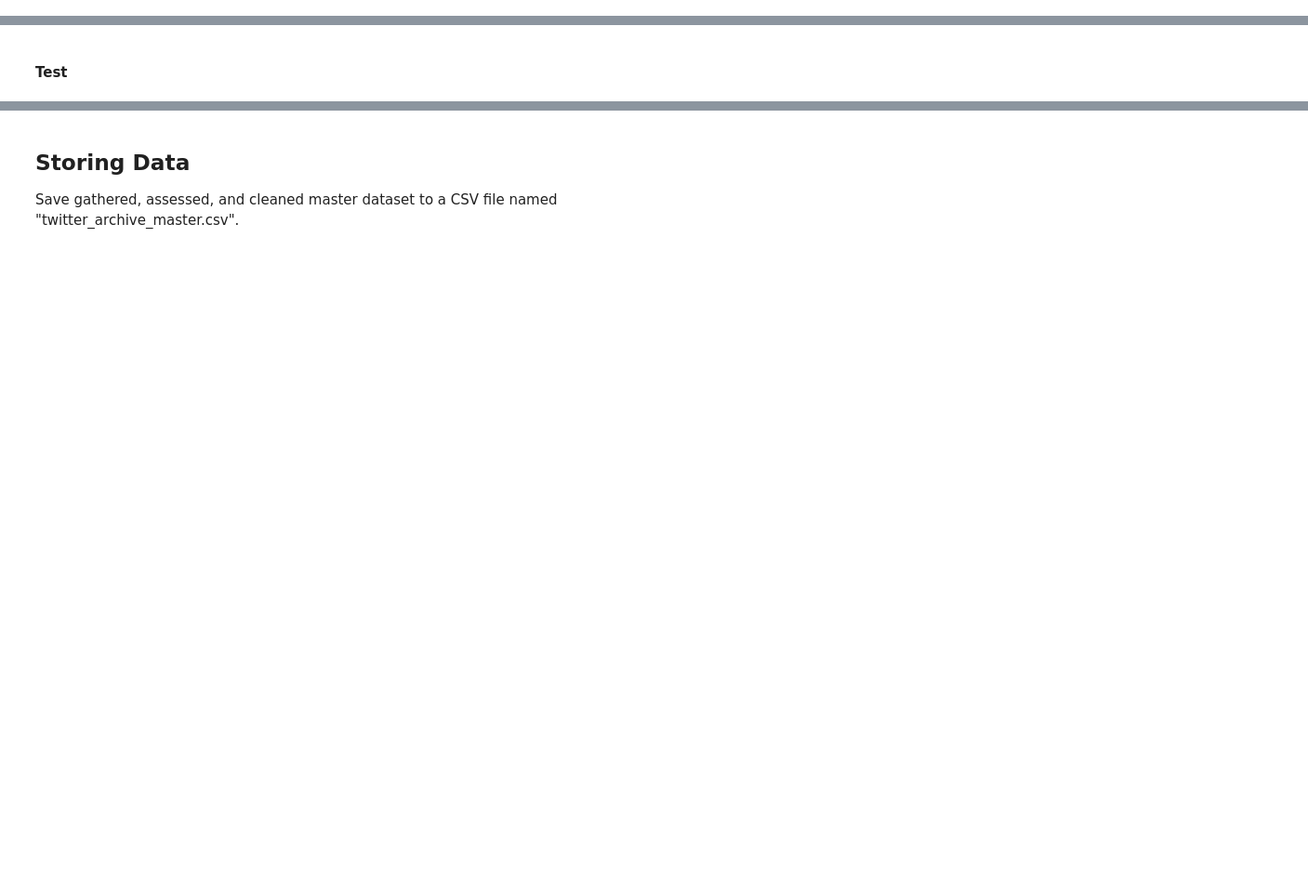
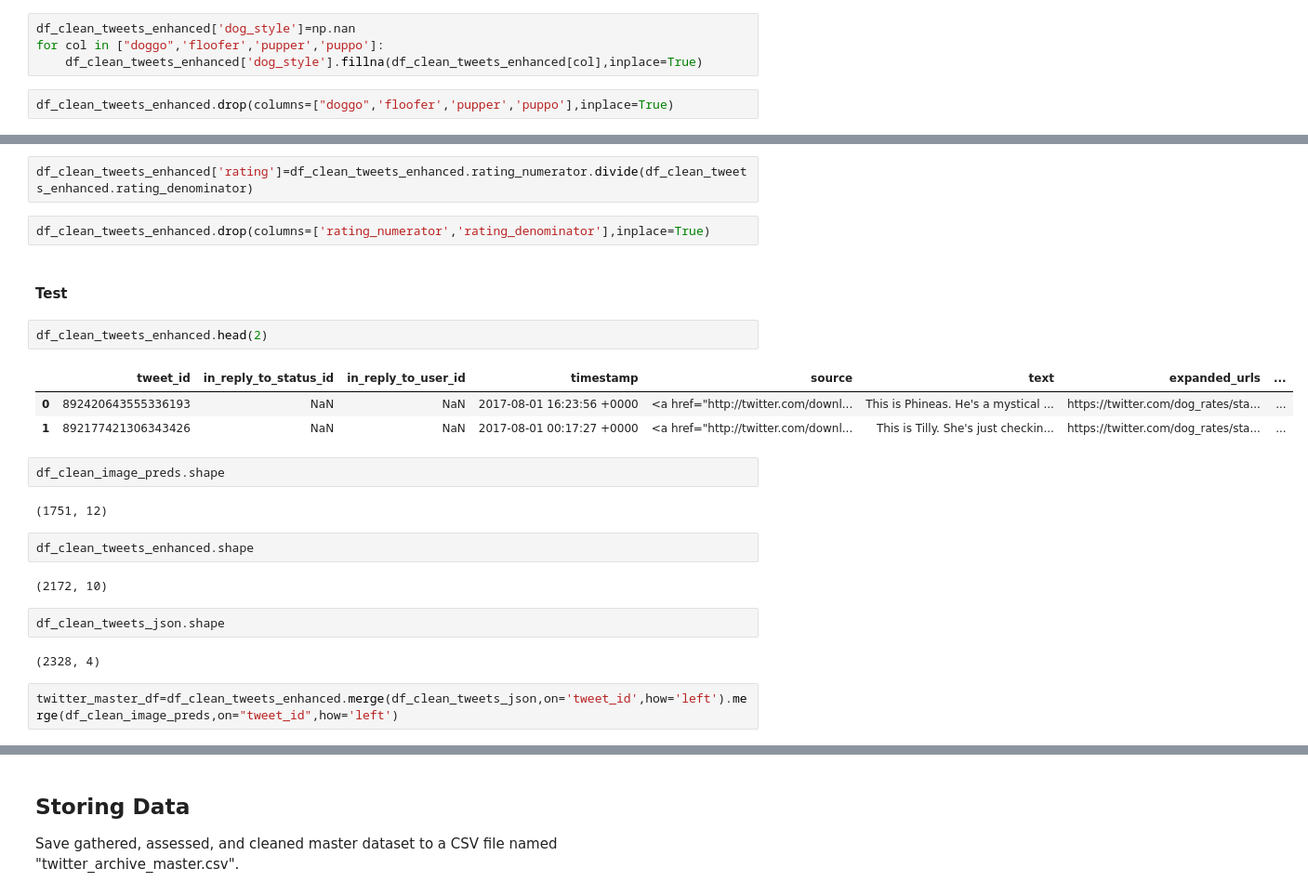
Before and after one commit to ardeshirsaadat/project3_wrangle_and_analyze_data, a Jupyter notebook: wrangle_act.ipynb, the cells around one changed output, grey strips where cells are left out. Shown at 93% size. Saved outputs shown, nothing was run; the diff lists cells and outputs as text; blank space fills up the shorter version.

Commit message:
Clean data

```diff
--- a/wrangle_act.ipynb
+++ b/wrangle_act.ipynb
@@ -252,0 +404,6 @@ df_clean_image_preds=image_preds_df.copy()
+# %%
+df_clean_tweets_enhanced['dog_style']=np.nan
+for col in ["doggo",'floofer','pupper','puppo']:
+    df_clean_tweets_enhanced['dog_style'].fillna(df_clean_tweets_enhanced[col],inplace=True)
+# %%
+df_clean_tweets_enhanced.drop(columns=["doggo",'floofer','pupper','puppo'],inplace=True)
@@ -253,4 +425,28 @@ df_clean_image_preds=image_preds_df.copy()
 # %% [markdown]
 #### Code
+# %%
+df_clean_tweets_enhanced['rating']=df_clean_tweets_enhanced.rating_numerator.divide(df_clean_tweets_enhanced.rating_denominator)
+# %%
+df_clean_tweets_enhanced.drop(columns=['rating_numerator','rating_denominator'],inplace=True)
 # %% [markdown]
 #### Test
+# %%
+df_clean_tweets_enhanced.head(2)
+# %% [output]
+|  | tweet_id | in_reply_to_status_id | in_reply_to_user_id | timestamp | source | text | expanded_urls | ... |
+| 0 | 892420643555336193 | NaN | NaN | 2017-08-01 16:23:56 +0000 | <a href="http://twitter.com/downl... | This is Phineas. He's a mystical ... | https://twitter.com/dog_rates/sta... | ... |
+| 1 | 892177421306343426 | NaN | NaN | 2017-08-01 00:17:27 +0000 | <a href="http://twitter.com/downl... | This is Tilly. She's just checkin... | https://twitter.com/dog_rates/sta... | ... |
+# %%
+df_clean_image_preds.shape
+# %% [output]
+(1751, 12)
+# %%
+df_clean_tweets_enhanced.shape
+# %% [output]
+(2172, 10)
+# %%
+df_clean_tweets_json.shape
+# %% [output]
+(2328, 4)
+# %%
+twitter_master_df=df_clean_tweets_enhanced.merge(df_clean_tweets_json,on='tweet_id',how='left').merge(df_clean_image_preds,on="tweet_id",how='left')
```
Also changed, not shown: parts of 81 cells of this notebook, 1 other file.
